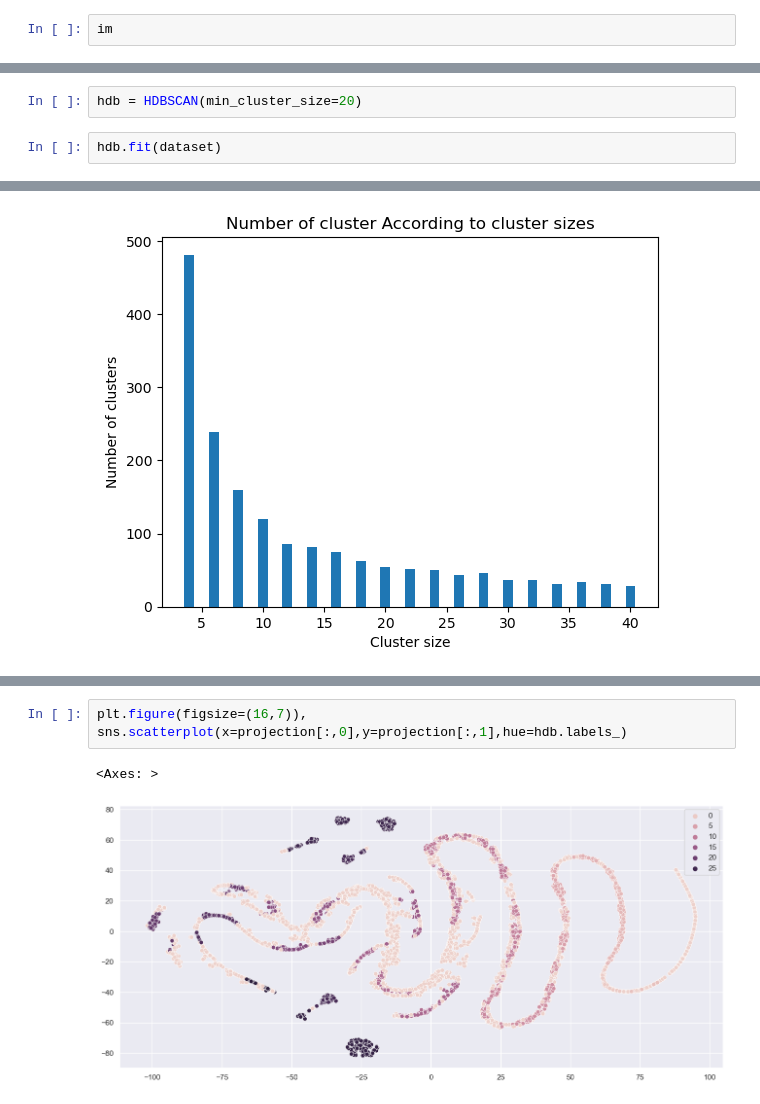
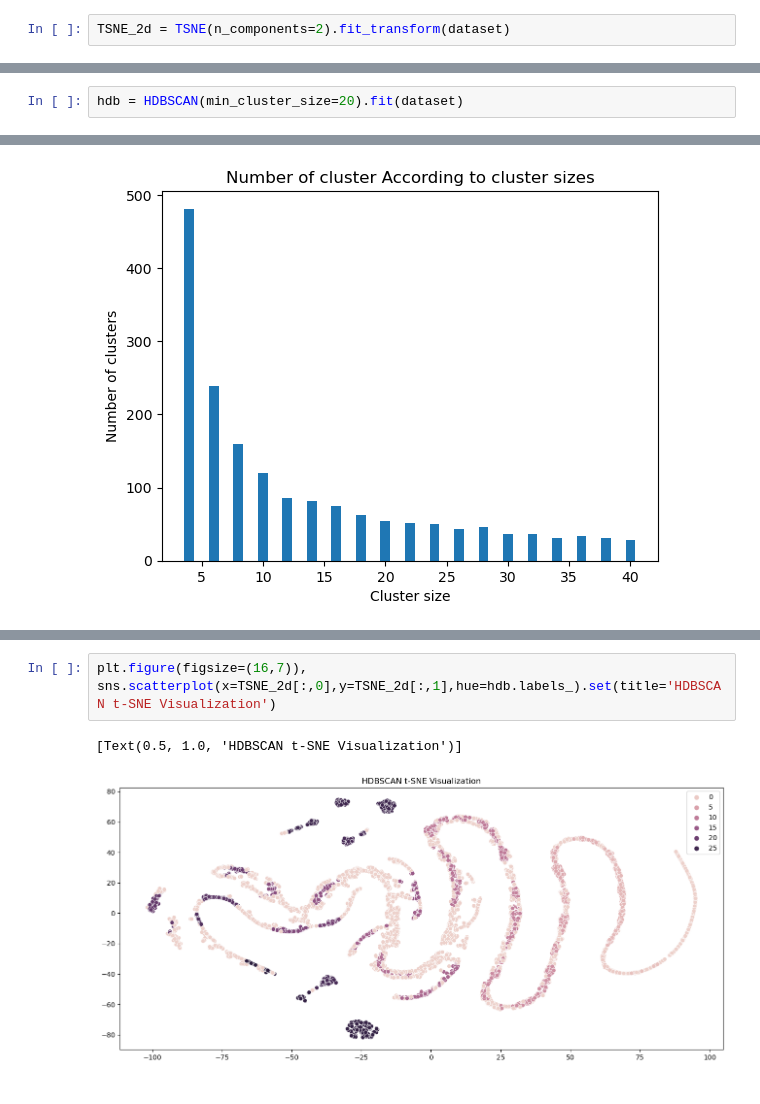
Before and after one commit to WaterArchery/DataChanger, a Jupyter notebook: dataparser-python/HDBSCAN.ipynb, the cells around one changed output, grey strips where cells are left out. Cells and saved outputs as stored; diff of their text form.

```diff
--- a/dataparser-python/HDBSCAN.ipynb
+++ b/dataparser-python/HDBSCAN.ipynb
@@ -58,2 +100,2 @@ plt.show()
 # %%
-im
+TSNE_2d = TSNE(n_components=2).fit_transform(dataset)
@@ -68,4 +120,2 @@ NameError: name 'TSNE' is not defined
 # %%
-hdb = HDBSCAN(min_cluster_size=20)
+hdb = HDBSCAN(min_cluster_size=20).fit(dataset)
-# %%
-hdb.fit(dataset)
@@ -119,7 +156,7 @@ plt.show()
 [figure]
 # %%
 plt.figure(figsize=(16,7)),
-sns.scatterplot(x=projection[:,0],y=projection[:,1],hue=hdb.labels_)
+sns.scatterplot(x=TSNE_2d[:,0],y=TSNE_2d[:,1],hue=hdb.labels_).set(title='HDBSCAN t-SNE Visualization')
 # %% [output]
-<Axes: >
+[Text(0.5, 1.0, 'HDBSCAN t-SNE Visualization')]
-[figure, old version]
+[figure, new version]
```
Also changed, not shown: parts of 37 cells of this notebook, 3 other files.
